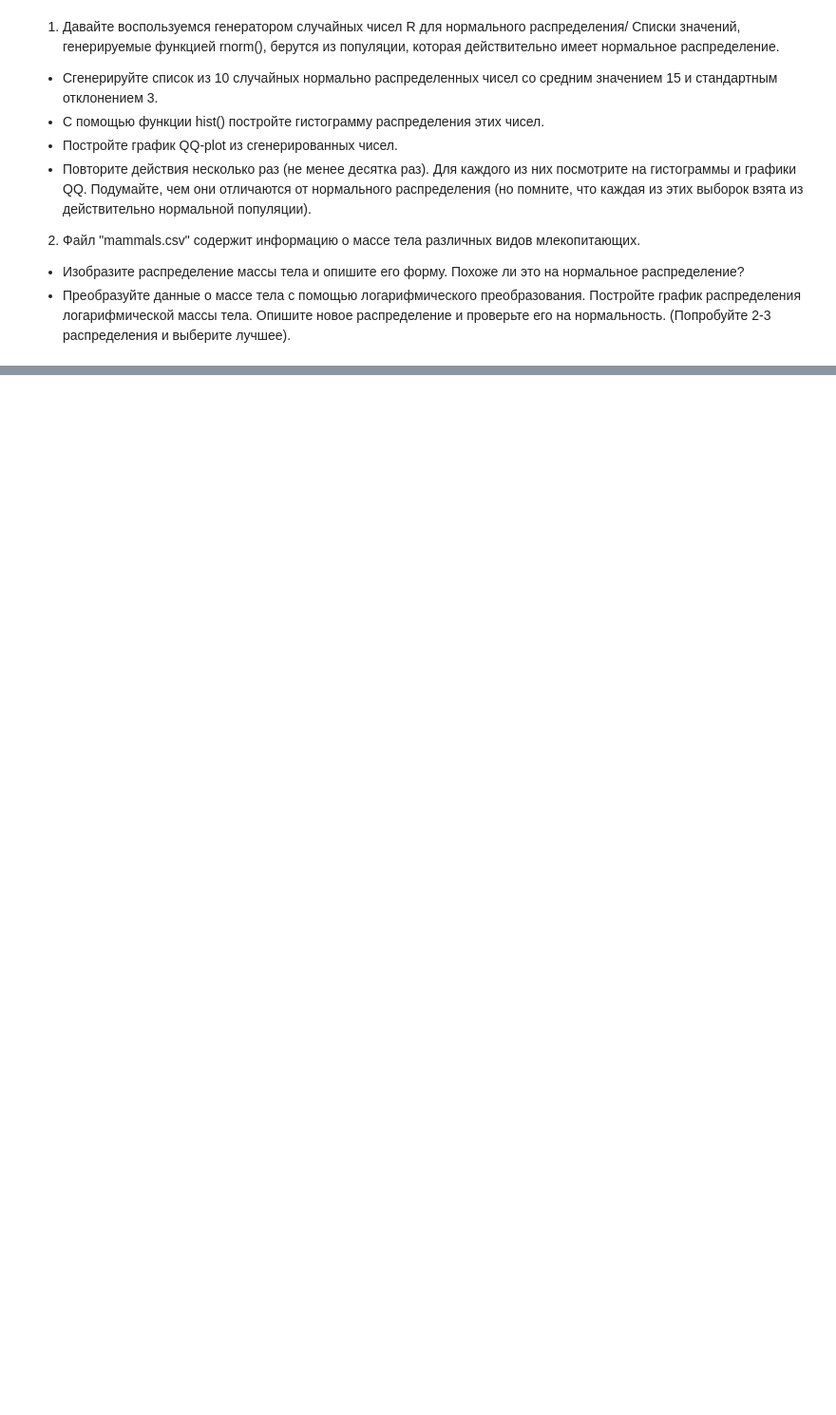
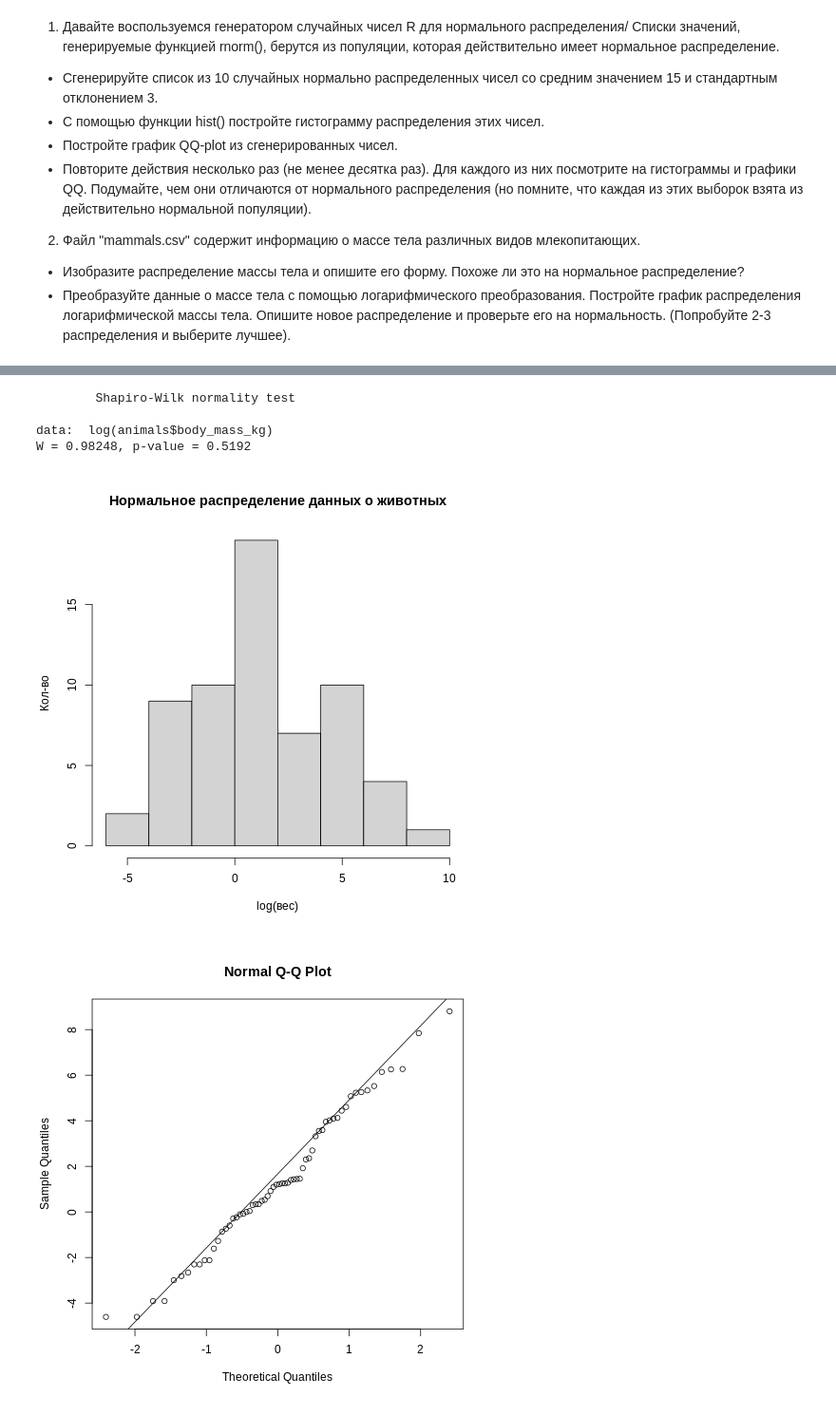
Before and after one commit to Chupocabra/comp_tech, a Jupyter notebook: Блокнот3.ipynb, the cells around one changed output, grey strips where cells are left out. Shown at 95% size. Drawn from its saved outputs; the diff is of its cells as text; code cells hidden in the pictures; blank space fills up the shorter version.

```diff
--- a/Блокнот3.ipynb
+++ b/Блокнот3.ipynb
@@ -48,0 +52,13 @@ hist(log(spisok))
+# %%
+%%R
+hist(log(animals$body_mass_kg), main = "Нормальное распределение данных о животных", xlab = "log(вес)", ylab = "Кол-во")
+qqnorm(log(animals$body_mass_kg))
+qqline(log(animals$body_mass_kg))
+shapiro.test(log(animals$body_mass_kg))
+# %% [output]
+        Shapiro-Wilk normality test
+
+data:  log(animals$body_mass_kg)
+W = 0.98248, p-value = 0.5192
+[figure, added]
+[figure, added]
```
Also changed, not shown: parts of 7 cells of this notebook.
